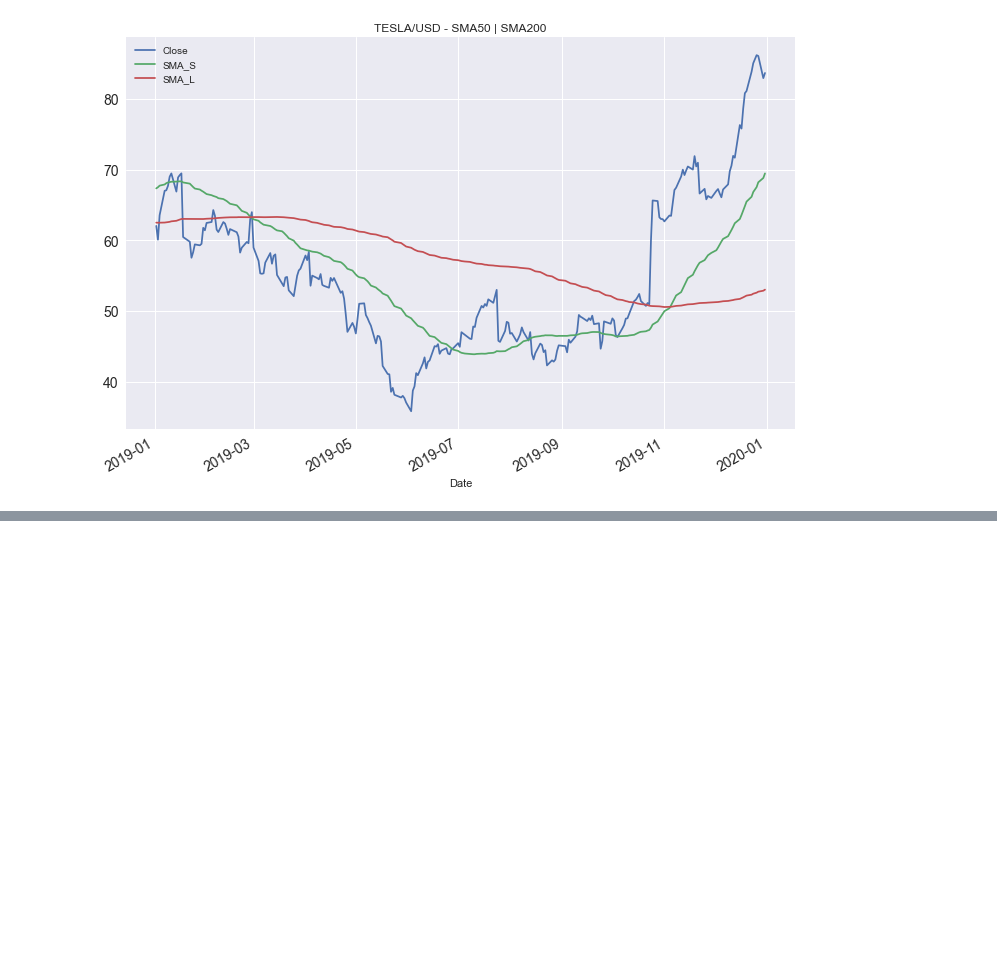
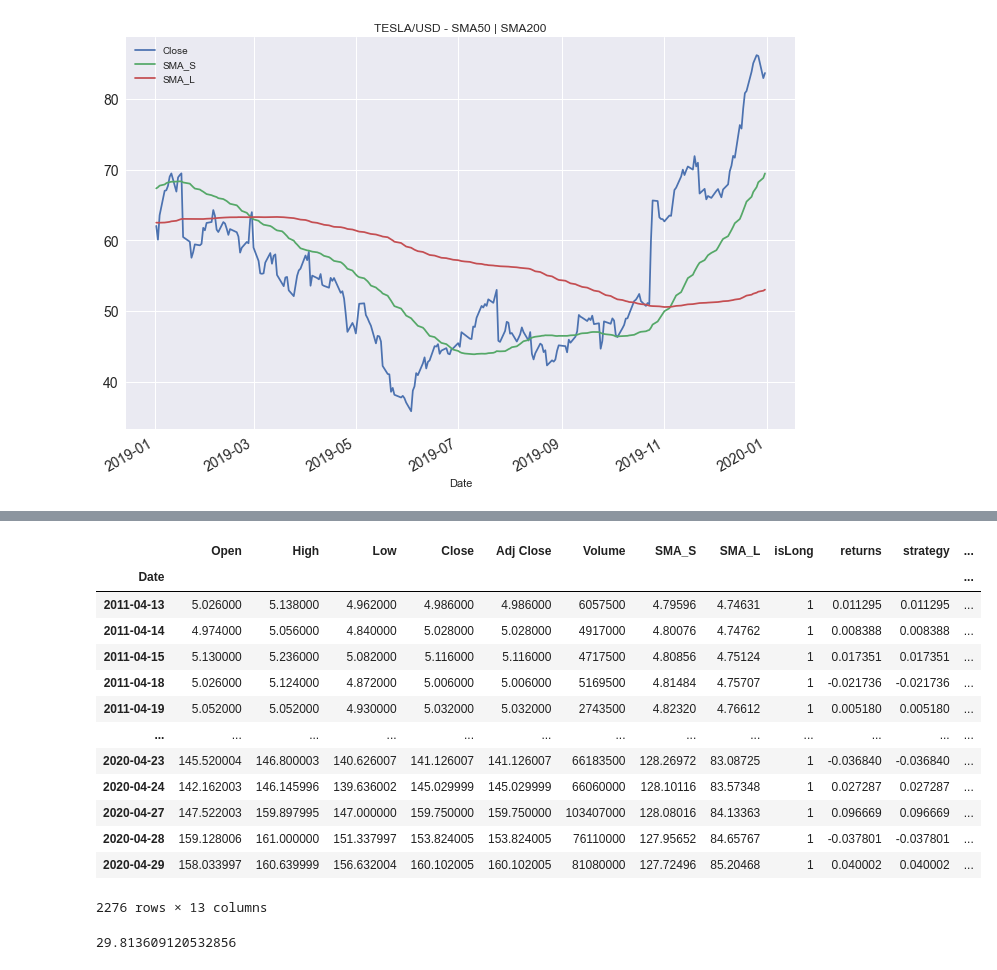
Before and after one commit to AhsanVirani/AlgoTrading, a Jupyter notebook: sma_strategy.ipynb, the cells around one changed output, grey strips where cells are left out. Saved outputs shown, nothing was run; the diff lists cells and outputs as text; code cells hidden in the pictures; blank space fills up the shorter version.

```diff
--- a/sma_strategy.ipynb
+++ b/sma_strategy.ipynb
@@ -59,0 +125,17 @@ df["isLong"] = np.where(df["SMA_S"] > df["SMA_L"], 1, -1)
+# %%
+df
+# %% [output]
+|  | Open | High | Low | Close | Adj Close | Volume | SMA_S | SMA_L | isLong | returns | strategy | ... |
+| Date |  |  |  |  |  |  |  |  |  |  |  | ... |
+| 2011-04-13 | 5.026000 | 5.138000 | 4.962000 | 4.986000 | 4.986000 | 6057500 | 4.79596 | 4.74631 | 1 | 0.011295 | 0.011295 | ... |
+| 2011-04-14 | 4.974000 | 5.056000 | 4.840000 | 5.028000 | 5.028000 | 4917000 | 4.80076 | 4.74762 | 1 | 0.008388 | 0.008388 | ... |
+| 2011-04-15 | 5.130000 | 5.236000 | 5.082000 | 5.116000 | 5.116000 | 4717500 | 4.80856 | 4.75124 | 1 | 0.017351 | 0.017351 | ... |
+| 2011-04-18 | 5.026000 | 5.124000 | 4.872000 | 5.006000 | 5.006000 | 5169500 | 4.81484 | 4.75707 | 1 | -0.021736 | -0.021736 | ... |
+| 2011-04-19 | 5.052000 | 5.052000 | 4.930000 | 5.032000 | 5.032000 | 2743500 | 4.82320 | 4.76612 | 1 | 0.005180 | 0.005180 | ... |
+| ... | ... | ... | ... | ... | ... | ... | ... | ... | ... | ... | ... | ... |
+| 2020-04-23 | 145.520004 | 146.800003 | 140.626007 | 141.126007 | 141.126007 | 66183500 | 128.26972 | 83.08725 | 1 | -0.036840 | -0.036840 | ... |
+| 2020-04-24 | 142.162003 | 146.145996 | 139.636002 | 145.029999 | 145.029999 | 66060000 | 128.10116 | 83.57348 | 1 | 0.027287 | 0.027287 | ... |
+| 2020-04-27 | 147.522003 | 159.897995 | 147.000000 | 159.750000 | 159.750000 | 103407000 | 128.08016 | 84.13363 | 1 | 0.096669 | 0.096669 | ... |
+| 2020-04-28 | 159.128006 | 161.000000 | 151.337997 | 153.824005 | 153.824005 | 76110000 | 127.95652 | 84.65767 | 1 | -0.037801 | -0.037801 | ... |
+| 2020-04-29 | 158.033997 | 160.639999 | 156.632004 | 160.102005 | 160.102005 | 81080000 | 127.72496 | 85.20468 | 1 | 0.040002 | 0.040002 | ... |
+2276 rows × 13 columns
@@ -59,0 +144,5 @@ df["isLong"] = np.where(df["SMA_S"] > df["SMA_L"], 1, -1)
+# %%
+# Buy and hold returns $29.8 on a dollar invested than SMA strategy
+outperf
+# %% [output]
+29.813609120532856
```
Also changed, not shown: parts of 13 cells of this notebook, 17 other files.
